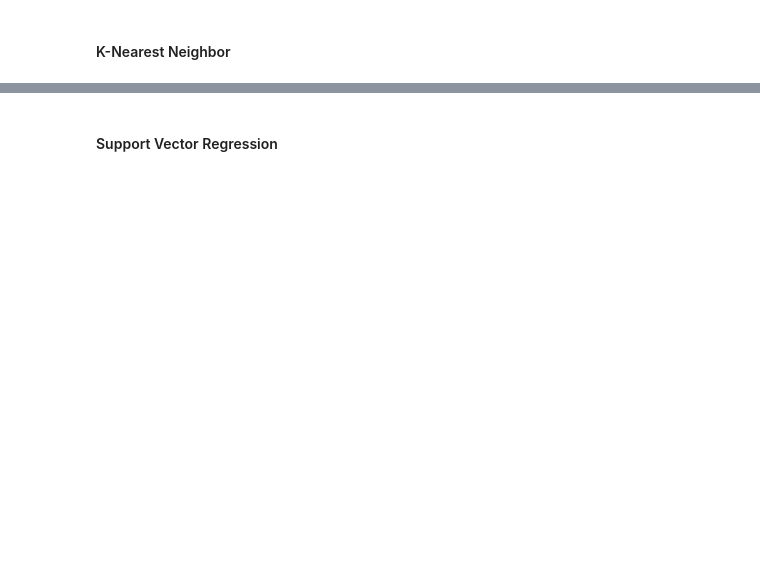
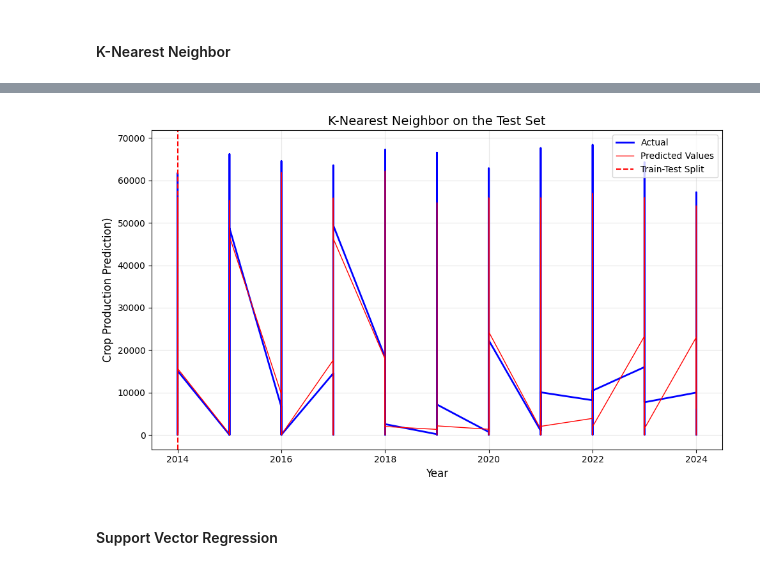
Before and after one commit to kazeulo/Project_197, a Jupyter notebook: Final version 1.ipynb, the cells around one changed output, grey strips where cells are left out. Cells and saved outputs as stored; diff of their text form; code cells hidden in the pictures; blank space fills up the shorter version.

```diff
--- a/Final version 1.ipynb
+++ b/Final version 1.ipynb
@@ -807,7 +879,9 @@ knn.fit(X_train, y_train)
 # %%
 # make predictions
-predictions = knn.predict(X_test)
-y_pred_knn = predictions
+# predictions = knn.predict(X_test)
+# y_pred_knn = predictions
+
+y_pred_knn = model_knn.predict(X_test_scaled)
 # %%
 y_pred_original = np.exp(y_pred_knn) - 1
 y_test_original = np.exp(y_test) - 1
@@ -845,31 +931,33 @@ plt.show()
 # %%
 test_df = X_test.copy()
 test_df['Actual'] = y_test_original
 test_df['Predicted'] = y_pred_original
 
 # extract the corresponding test set years
 test_df['Year'] = dataset.loc[X_test.index, 'Date'].dt.year  # Assuming 'Date' is datetime
 test_years = test_df['Year']
 
 # Plot only the test set
 plt.figure(figsize=(10, 6))
 plt.plot(test_years, test_df['Actual'], label='Actual', color='blue', linewidth=2)
-plt.plot(test_years, test_df['Predicted'], label='Predicted Values', color='red', linewidth=2, linestyle='--', marker='x')
+plt.plot(test_years, test_df['Predicted'], label='Predicted Values', color='red', linewidth=1)
 
 # vertical line for test set
 start_test_year = test_years.min()
 plt.axvline(start_test_year, color='red', linestyle='--', linewidth=1.5, label='Train-Test Split')
 
 # add title, labels, and legend
 plt.title('K-Nearest Neighbor on the Test Set', fontsize=14)
 plt.xlabel('Year', fontsize=12)
 plt.ylabel('Crop Production Prediction)', fontsize=12)
 plt.legend(loc='best', fontsize=10)
 
 
 plt.grid(alpha=0.3)
 plt.tight_layout()
 plt.show()
+# %% [output]
+[figure, added]
 # %% [markdown]
 <h4>Support Vector Regression</h4>
 # %%
```
Also changed, not shown: parts of 34 cells of this notebook.
